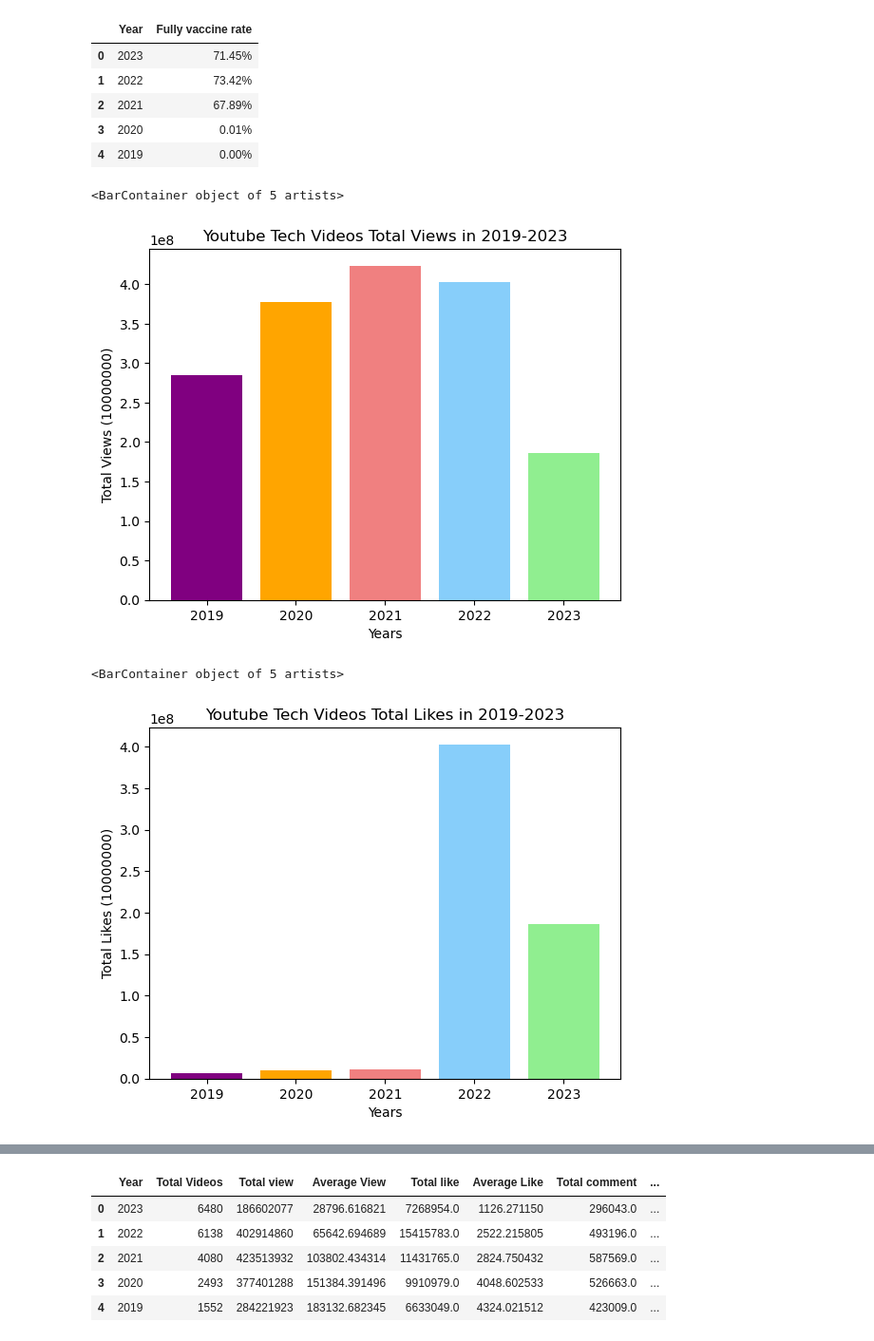
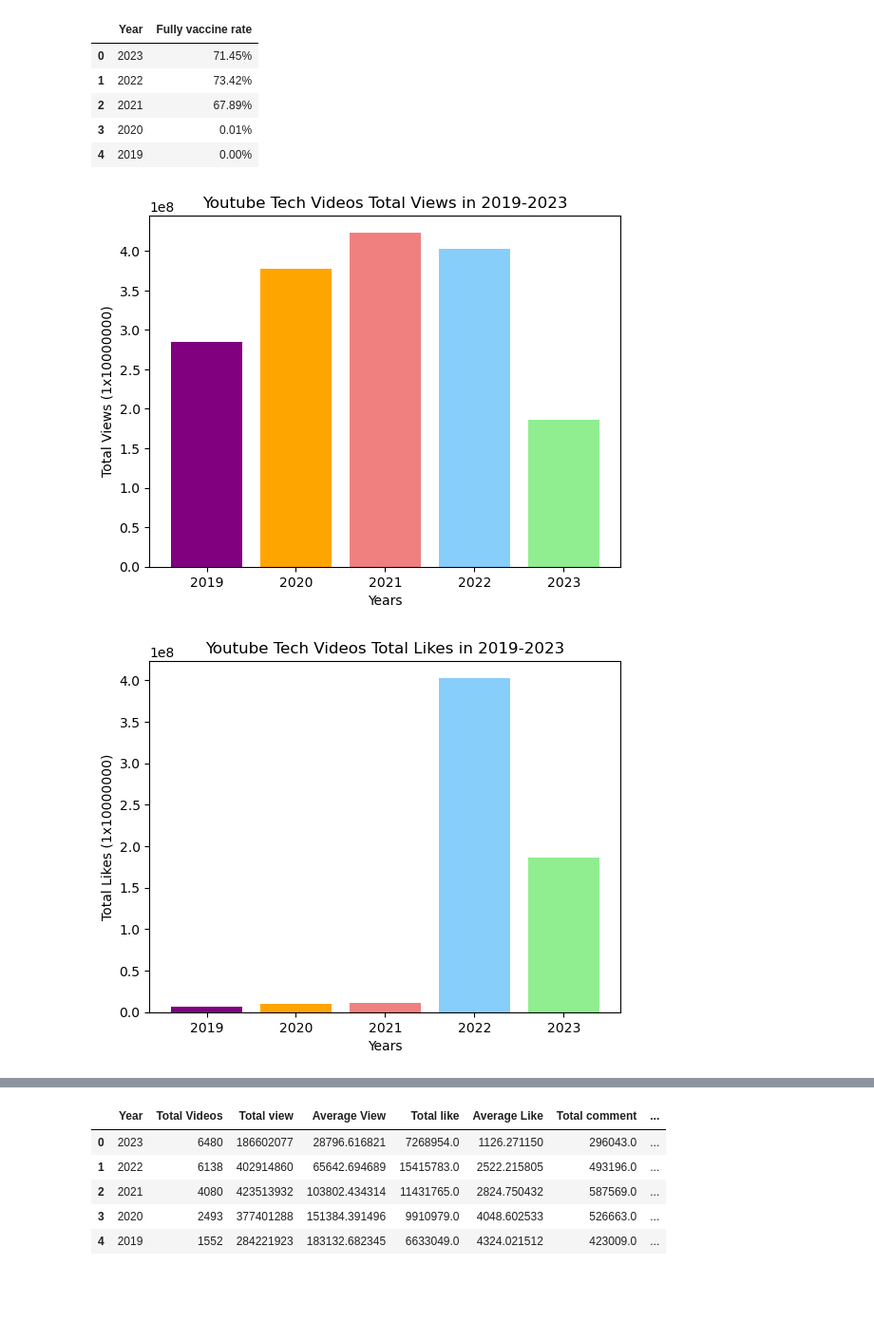
Before and after one commit to AhldenBrough/Covid-vs-Tech-Careers, a Jupyter notebook: youtube video analysis.ipynb, the cells around one changed output, grey strips where cells are left out. Shown at 95% size. Drawn from its saved outputs; the diff is of its cells as text; code cells hidden in the pictures; blank space fills up the shorter version.

```diff
--- a/youtube video analysis.ipynb
+++ b/youtube video analysis.ipynb
@@ -368,15 +368,17 @@ vaccine_summary
 # %%
 # View chart
 years = ["2019", "2020", "2021", "2022", "2023"]
 youtube_view = [nineteen_total_view, twenty_total_view, twenty_one_total_view, twenty_two_total_view, twenty_three_total_view]
 colors = ["purple", "orange", "lightcoral", "lightskyblue", "lightgreen"]
 plt.title("Youtube Tech Videos Total Views in 2019-2023")
 plt.xlabel("Years")
-plt.ylabel("Total Views (10000000)")
+plt.ylabel("Total Views (1x10000000)")
 plt.bar(years, youtube_view, color=colors, align="center")
+#Save view chart
+plt.savefig("viewchart.jpg")
+plt.show()
 # %% [output]
-<BarContainer object of 5 artists>
-[figure, old version]
+[figure, new version]
 # %%
 # Like chart
 years = ["2019", "2020", "2021", "2022", "2023"]
@@ -384,11 +386,13 @@ youtube_like = [nineteen_total_like, twenty_total_like, twenty_one_total_like, t
 colors = ["purple", "orange", "lightcoral", "lightskyblue", "lightgreen"]
 plt.title("Youtube Tech Videos Total Likes in 2019-2023")
 plt.xlabel("Years")
-plt.ylabel("Total Likes (10000000)")
+plt.ylabel("Total Likes (1x10000000)")
 plt.bar(years, youtube_like, color=colors, align="center")
+#Save like chart
+plt.savefig("likechart.jpg")
+plt.show()
 # %% [output]
-<BarContainer object of 5 artists>
-[figure, old version]
+[figure, new version]
 # %%
 #Total video chart
 years = ["2019", "2020", "2021", "2022", "2023"]
```
Also changed, not shown: parts of 6 cells of this notebook, 7 other files.
